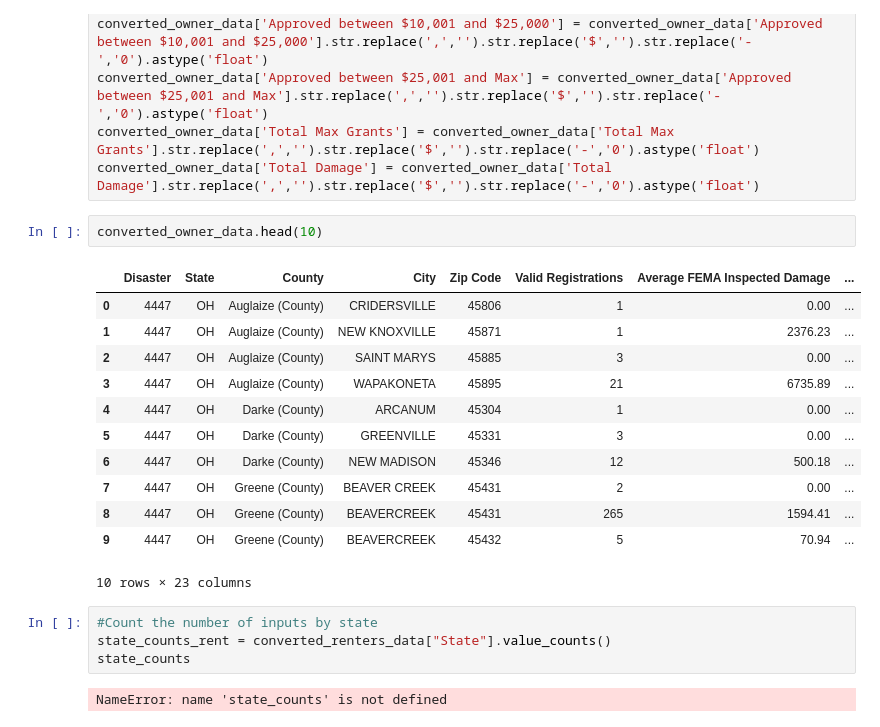
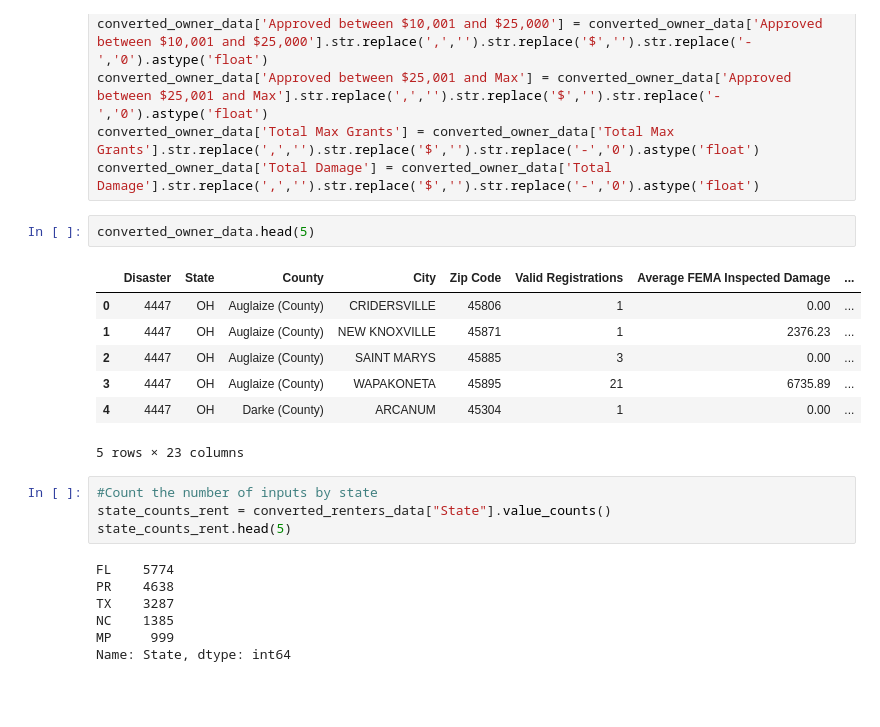
Before and after one commit to bandipara/fema_analytics, a Jupyter notebook: Flomo/Financial Data Aggregation.ipynb, the cells around one changed output. Cells and saved outputs as stored; diff of their text form; blank space fills up the shorter version.

Commit message:
Second Commit With Count Lats and Long - No api key

```diff
--- a/Flomo/Financial Data Aggregation.ipynb
+++ b/Flomo/Financial Data Aggregation.ipynb
@@ -66,26 +61,26 @@ converted_owner_data['Approved between $25,001 and Max'] = converted_owner_data[
 converted_owner_data['Total Max Grants'] = converted_owner_data['Total Max Grants'].str.replace(',','').str.replace('$','').str.replace('-','0').astype('float')
 converted_owner_data['Total Damage'] = converted_owner_data['Total Damage'].str.replace(',','').str.replace('$','').str.replace('-','0').astype('float')
 # %%
-converted_owner_data.head(10)
+converted_owner_data.head(5)
 # %% [output]
 |  | Disaster | State | County | City | Zip Code | Valid Registrations | Average FEMA Inspected Damage | ... |
 | 0 | 4447 | OH | Auglaize (County) | CRIDERSVILLE | 45806 | 1 | 0.00 | ... |
 | 1 | 4447 | OH | Auglaize (County) | NEW KNOXVILLE | 45871 | 1 | 2376.23 | ... |
 | 2 | 4447 | OH | Auglaize (County) | SAINT MARYS | 45885 | 3 | 0.00 | ... |
 | 3 | 4447 | OH | Auglaize (County) | WAPAKONETA | 45895 | 21 | 6735.89 | ... |
 | 4 | 4447 | OH | Darke (County) | ARCANUM | 45304 | 1 | 0.00 | ... |
-| 5 | 4447 | OH | Darke (County) | GREENVILLE | 45331 | 3 | 0.00 | ... |
-| 6 | 4447 | OH | Darke (County) | NEW MADISON | 45346 | 12 | 500.18 | ... |
-| 7 | 4447 | OH | Greene (County) | BEAVER CREEK | 45431 | 2 | 0.00 | ... |
-| 8 | 4447 | OH | Greene (County) | BEAVERCREEK | 45431 | 265 | 1594.41 | ... |
-| 9 | 4447 | OH | Greene (County) | BEAVERCREEK | 45432 | 5 | 70.94 | ... |
-10 rows × 23 columns
+5 rows × 23 columns
 # %%
 #Count the number of inputs by state
 state_counts_rent = converted_renters_data["State"].value_counts()
-state_counts
+state_counts_rent.head(5)
 # %% [output]
-NameError: name 'state_counts' is not defined
+FL    5774
+PR    4638
+TX    3287
+NC    1385
+MP     999
+Name: State, dtype: int64
 # %%
 #Count the number of inputs by state
 state_counts_owners = converted_owner_data["State"].value_counts()
```
Also changed, not shown: parts of 25 cells of this notebook, 2 other files.
